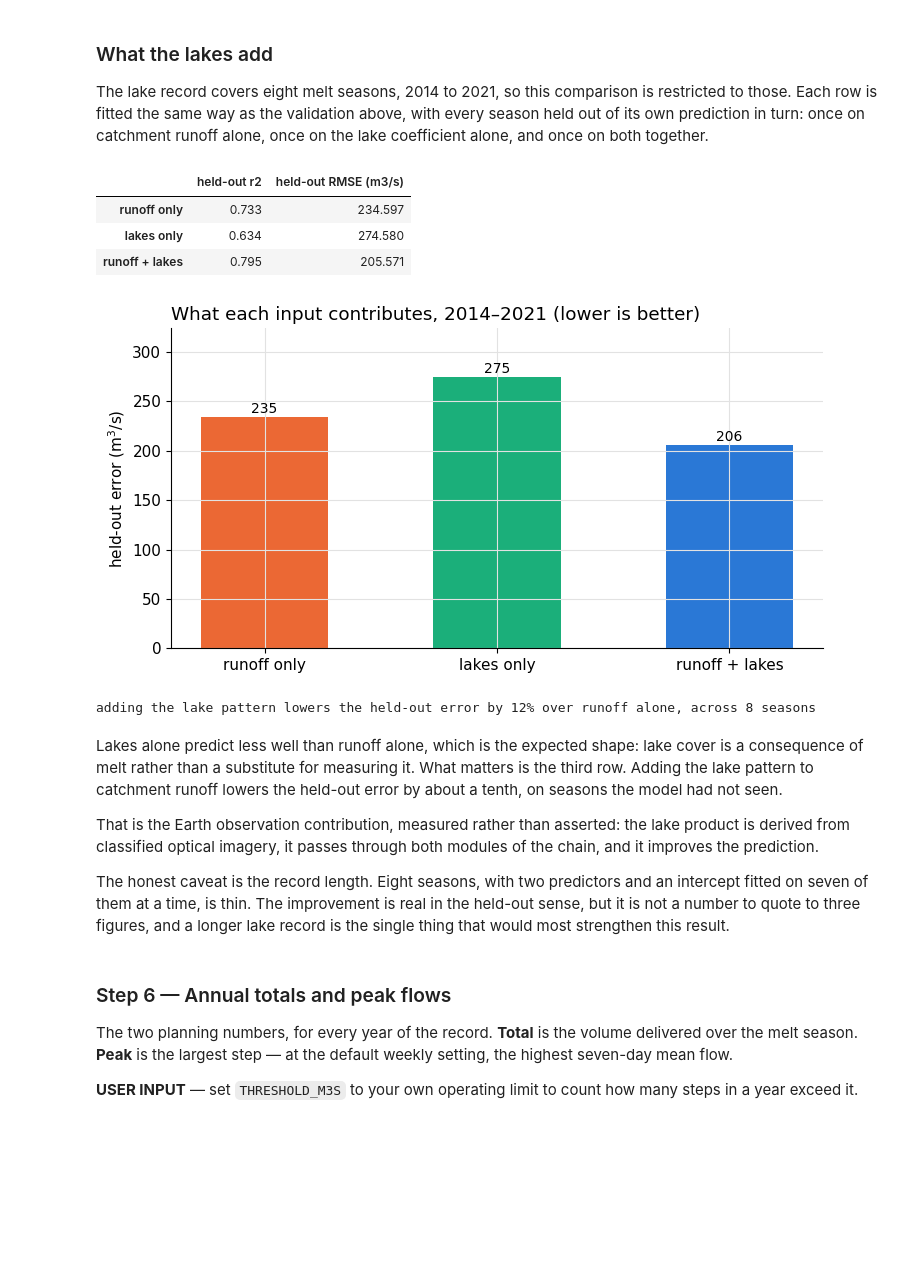
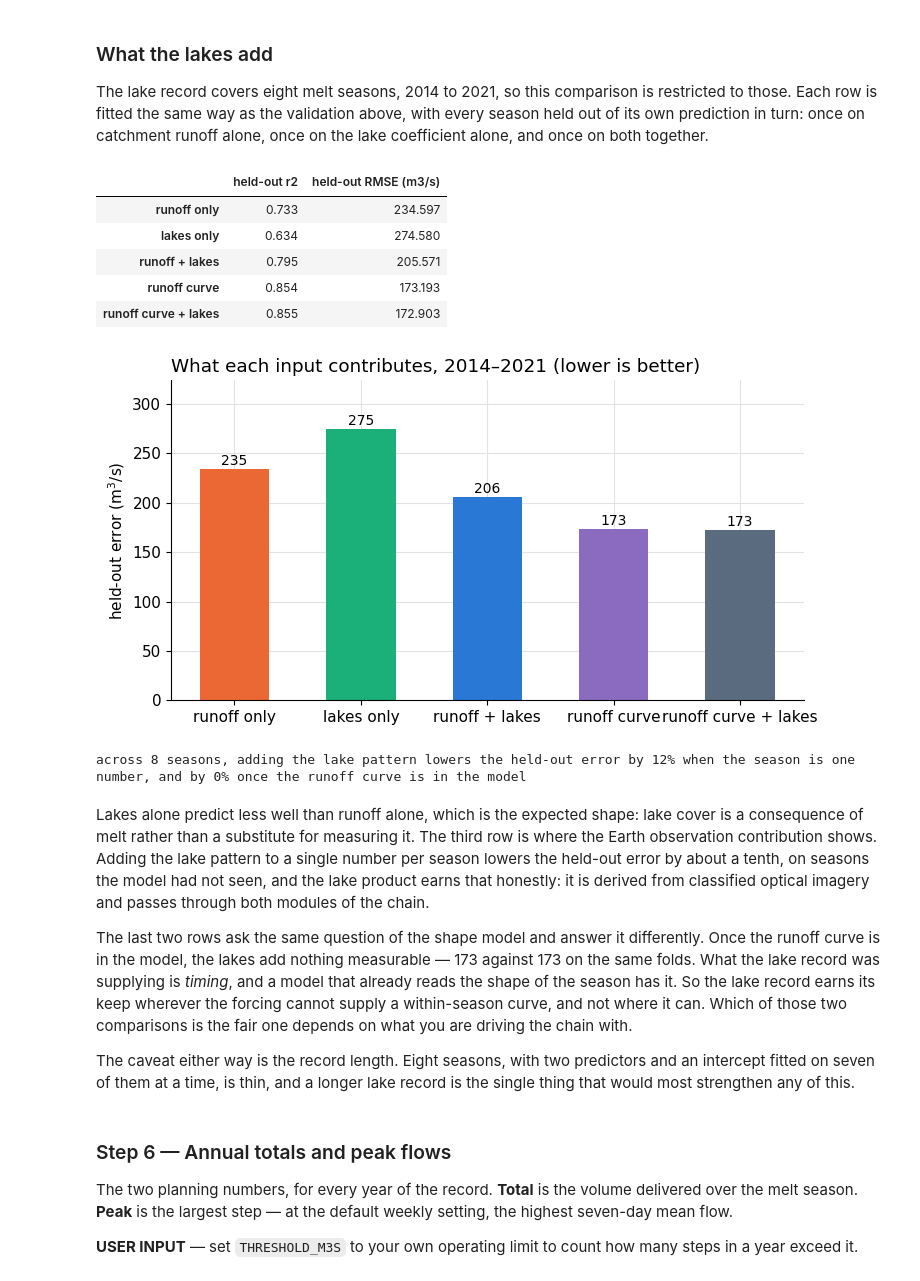
Before and after one commit to DTC-Ice-Sheets/dtc_is_notebooks, a Jupyter notebook: DTC-IS-Hydropower.ipynb, the cells around one changed output. Cells and saved outputs as stored; diff of their text form; code cells hidden in the pictures; blank space fills up the shorter version.

```diff
--- a/DTC-IS-Hydropower.ipynb
+++ b/DTC-IS-Hydropower.ipynb
@@ -559,9 +565,7 @@ for ax, (name, series) in zip(axes[0], candidates.items(), strict=False):
     r2 = np.corrcoef(x, y)[0, 1] ** 2
     slope, intercept = np.polyfit(x, y, 1)
     ax.scatter(x, y, s=52, color=OBS, edgecolor="white", linewidth=1.2, zorder=3)
-    for year in shared:
-        ax.annotate(str(year), (x[year], y[year]), fontsize=8, color="#666666",
-                    xytext=(4, 3), textcoords="offset points")
+    uc1.label_points(ax, x, y, shared)
     grid = np.linspace(x.min(), x.max(), 50)
     ax.plot(grid, intercept + slope * grid, color=MODEL, lw=2)
     ax.set_xlabel(f"{name} (from the fitted GRF fields)")
@@ -671,54 +729,81 @@ if lake_coefficients is not None:
     for name, candidate in (("runoff only", runoff_only.loc[lake_seasons]),
                             ("lakes only", lake_only.loc[lake_seasons]),
                             ("runoff + lakes", together)):
         skill = uc1.profile_skill(
             uc1.leave_one_year_out(discharge, candidate, STEP_DAYS))
         rows[name] = {"held-out r2": skill["r2"],
                       "held-out RMSE (m3/s)": skill["rmse_m3s"]}
+
+    # The same question of the shape model. Both rows below are fitted on the
+    # same seven-of-eight folds, so they are a fair pair with each other.
+    lake_discharge = discharge[discharge.index.year.isin(lake_seasons)]
+    lake_monthly = monthly_runoff[monthly_runoff.index.year.isin(lake_seasons)]
+    lake_extras = lake_only.loc[lake_seasons].to_frame()
+    for name, extras in (("runoff curve", None),
+                         ("runoff curve + lakes", lake_extras)):
+        skill = uc1.profile_skill(uc1.shape_leave_one_year_out(
+            lake_discharge, lake_monthly, STEP_DAYS, extras=extras))
+        rows[name] = {"held-out r2": skill["r2"],
+                      "held-out RMSE (m3/s)": skill["rmse_m3s"]}
+
     contribution = pd.DataFrame(rows).T
     display(contribution.round(3))
 
     fig, ax = plt.subplots(figsize=(7.5, 4))
+    ax.set_axisbelow(True)
     bars = ax.bar(contribution.index, contribution["held-out RMSE (m3/s)"],
-                  color=[MODEL, ALT, OBS], width=0.55)
+                  color=[MODEL, ALT, OBS, "#8a6bbf", "#5b6b7f"], width=0.55)
     for bar, value in zip(bars, contribution["held-out RMSE (m3/s)"], strict=False):
         ax.text(bar.get_x() + bar.get_width() / 2, value + 4, f"{value:.0f}",
                 ha="center", fontsize=10)
     ax.set_ylabel("held-out error (m$^3$/s)")
     ax.set_title(f"What each input contributes, {lake_seasons.min()}"
                  f"\u2013{lake_seasons.max()} (lower is better)", loc="left")
     ax.set_ylim(0, contribution["held-out RMSE (m3/s)"].max() * 1.18)
     plt.tight_layout()
     plt.show()
 
-    improvement = (1 - contribution.loc["runoff + lakes", "held-out RMSE (m3/s)"]
-                   / contribution.loc["runoff only", "held-out RMSE (m3/s)"])
-    print(f"adding the lake pattern lowers the held-out error by {improvement:.0%} "
-          f"over runoff alone, across {len(lake_seasons)} seasons")
+    def _gain(better: str, base: str) -> float:
+        return (1 - contribution.loc[better, "held-out RMSE (m3/s)"]
+                / contribution.loc[base, "held-out RMSE (m3/s)"])
+
+    print(f"across {len(lake_seasons)} seasons, adding the lake pattern lowers the "
+          f"held-out error by {_gain('runoff + lakes', 'runoff only'):.0%} when the "
+          f"season is one number, and by "
+          f"{_gain('runoff curve + lakes', 'runoff curve'):.0%} once the runoff "
+          f"curve is in the model")
 else:
     print("The lake coefficients are not available in this run, so their "
           "contribution cannot be measured here.")
 # %% [output]
 |  | held-out r2 | held-out RMSE (m3/s) |
 | runoff only | 0.733 | 234.597 |
 | lakes only | 0.634 | 274.580 |
 | runoff + lakes | 0.795 | 205.571 |
+| runoff curve | 0.854 | 173.193 |
+| runoff curve + lakes | 0.855 | 172.903 |
-[figure, old version]
+[figure, new version]
-adding the lake pattern lowers the held-out error by 12% over runoff alone, across 8 seasons
+across 8 seasons, adding the lake pattern lowers the held-out error by 12% when the season is one number, and by 0% once the runoff curve is in the model
 # %% [markdown]
 Lakes alone predict less well than runoff alone, which is the expected shape:
 lake cover is a consequence of melt rather than a substitute for measuring it.
-What matters is the third row. Adding the lake pattern to catchment runoff
-lowers the held-out error by about a tenth, on seasons the model had not seen.
+The third row is where the Earth observation contribution shows. Adding the lake
+pattern to a single number per season lowers the held-out error by about a
+tenth, on seasons the model had not seen, and the lake product earns that
+honestly: it is derived from classified optical imagery and passes through both
+modules of the chain.
 
-That is the Earth observation contribution, measured rather than asserted: the
-lake product is derived from classified optical imagery, it passes through both
-modules of the chain, and it improves the prediction.
+The last two rows ask the same question of the shape model and answer it
+differently. Once the runoff curve is in the model, the lakes add nothing
+measurable — 173 against 173 on the same folds. What the lake record was
+supplying is *timing*, and a model that already reads the shape of the season
+has it. So the lake record earns its keep wherever the forcing cannot supply a
+within-season curve, and not where it can. Which of those two comparisons is
+the fair one depends on what you are driving the chain with.
 
-The honest caveat is the record length. Eight seasons, with two predictors and
-an intercept fitted on seven of them at a time, is thin. The improvement is real
-in the held-out sense, but it is not a number to quote to three figures, and a
-longer lake record is the single thing that would most strengthen this result.
+The caveat either way is the record length. Eight seasons, with two predictors
+and an intercept fitted on seven of them at a time, is thin, and a longer lake
+record is the single thing that would most strengthen any of this.
 # %% [markdown]
 ### Step 6 — Annual totals and peak flows
 
```
Also changed, not shown: parts of 30 cells of this notebook, 2 other files.
